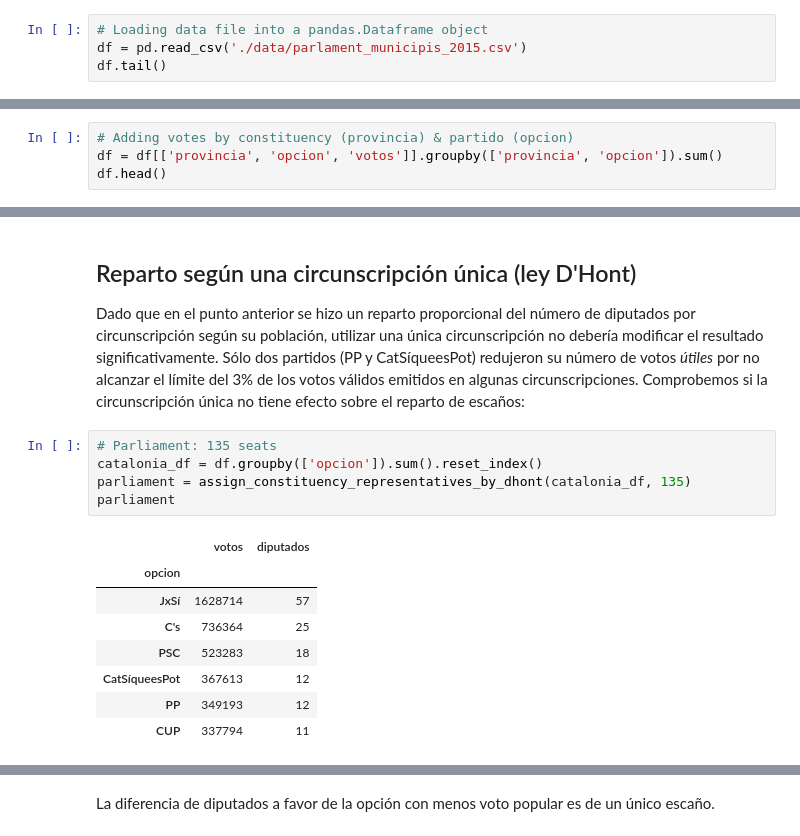
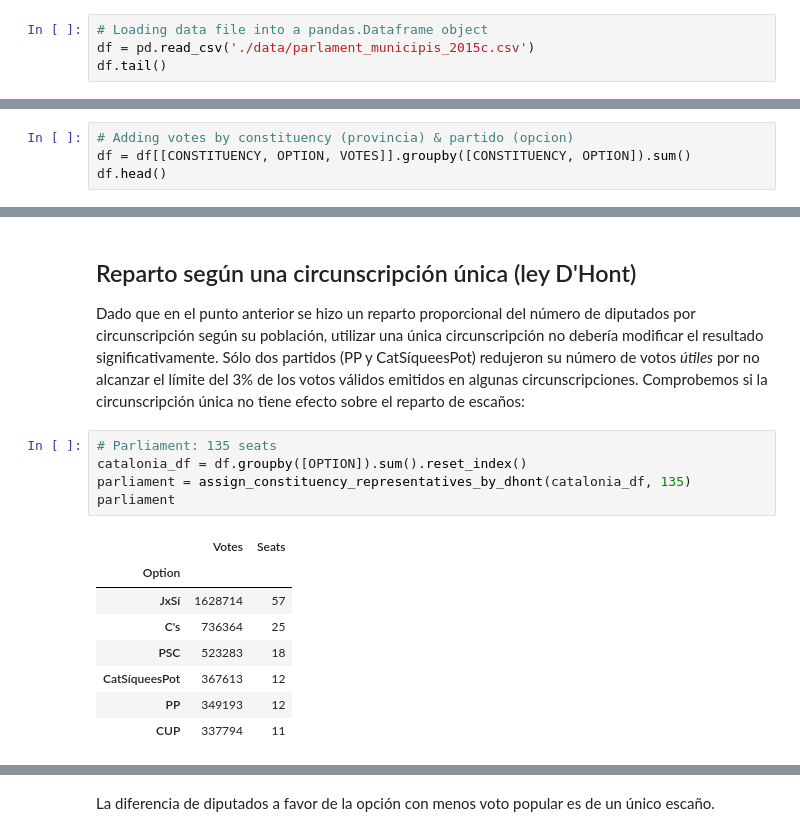
Before and after one commit to georgekaplan59/notebooks, a Jupyter notebook: Sistemas Electorales.ipynb, the cells around one changed output, grey strips where cells are left out. Cells and saved outputs as stored; diff of their text form.

```diff
--- a/Sistemas Electorales.ipynb
+++ b/Sistemas Electorales.ipynb
@@ -118,6 +119,6 @@ from voting.catalonia import split_parliament
 #!ls ./data/parlament_comarques_2015*
 # %%
 # Loading data file into a pandas.Dataframe object
-df = pd.read_csv('./data/parlament_municipis_2015.csv')
+df = pd.read_csv('./data/parlament_municipis_2015c.csv')
 df.tail()
 # %% [output]
@@ -139,5 +140,5 @@ Different values in opcion column:  Abstención, Votos nulos, Votos en blanco, J
 # %%
 # Adding votes by constituency (provincia) & partido (opcion)
-df = df[['provincia', 'opcion', 'votos']].groupby(['provincia', 'opcion']).sum()
+df = df[[CONSTITUENCY, OPTION, VOTES]].groupby([CONSTITUENCY, OPTION]).sum()
 df.head()
 # %% [output]
@@ -335,12 +336,12 @@ En este caso, la ideología menos votada obtiene solo 5 ó 6 diputados más (en
 Dado que en el punto anterior se hizo un reparto proporcional del número de diputados por circunscripción según su población, utilizar una única circunscripción no debería modificar el resultado significativamente. Sólo dos partidos (PP y CatSíqueesPot) redujeron su número de votos _útiles_ por no alcanzar el límite del 3% de los votos válidos emitidos en algunas circunscripciones. Comprobemos si la circunscripción única no tiene efecto sobre el reparto de escaños:
 # %%
 # Parliament: 135 seats
-catalonia_df = df.groupby(['opcion']).sum().reset_index()
+catalonia_df = df.groupby([OPTION]).sum().reset_index()
 parliament = assign_constituency_representatives_by_dhont(catalonia_df, 135)
 parliament
 # %% [output]
-|  | votos | diputados |
-| opcion |  |  |
+|  | Votes | Seats |
+| Option |  |  |
 | JxSí | 1628714 | 57 |
 | C's | 736364 | 25 |
 | PSC | 523283 | 18 |
```
Also changed, not shown: parts of 60 cells of this notebook, 9 other files.
